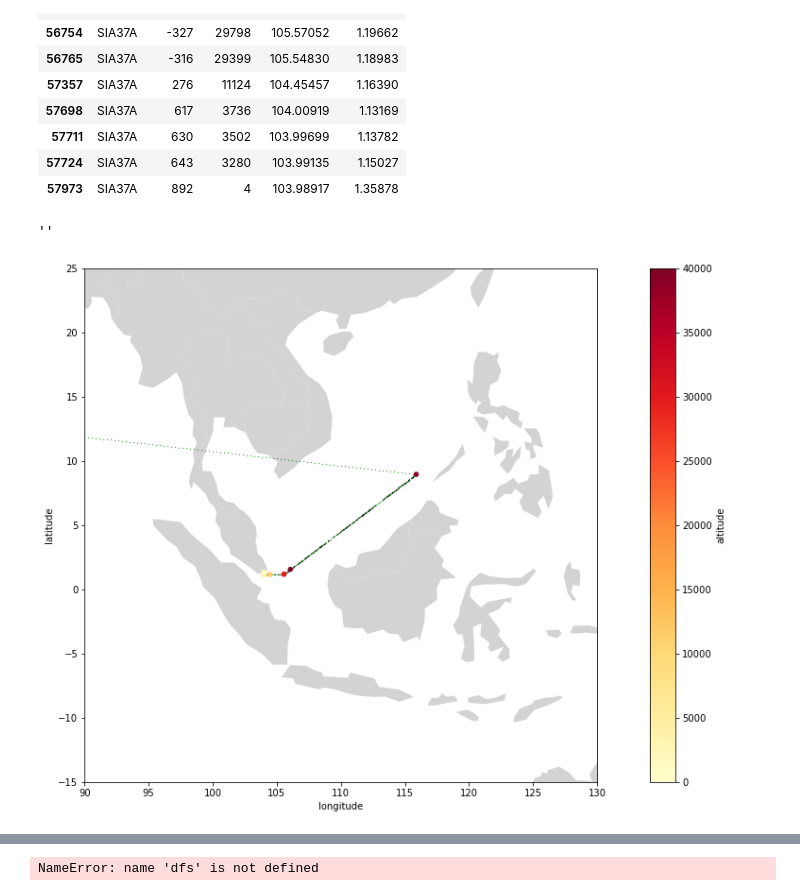
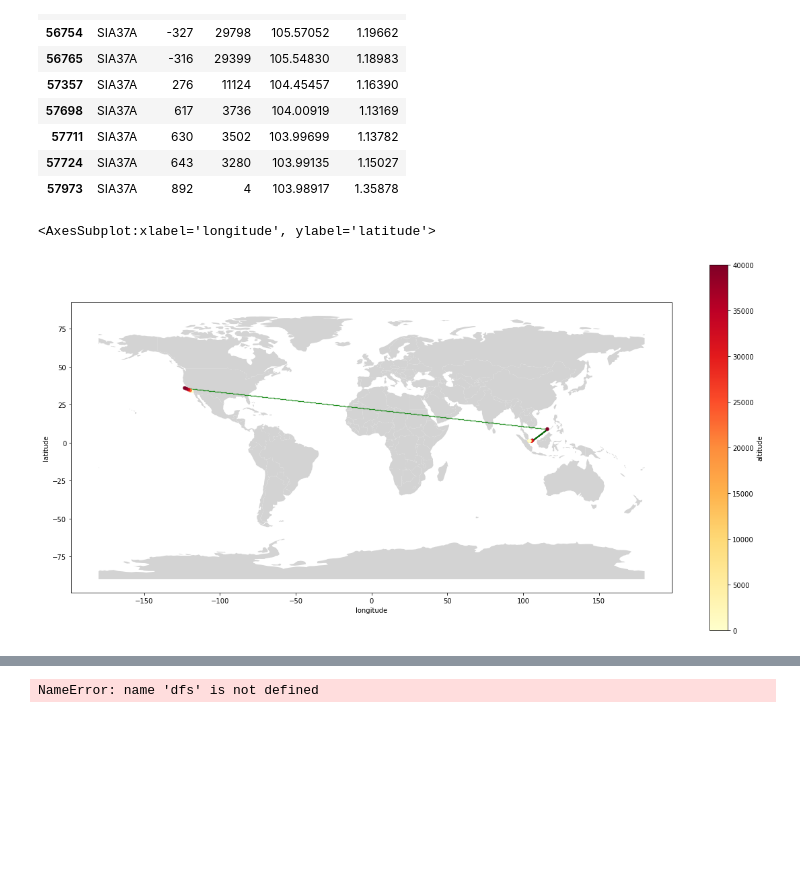
Before and after one commit to michaschultz/mobileSector, a Jupyter notebook: msdata/prepareFIR.ipynb, the cells around one changed output, grey strips where cells are left out. Saved outputs shown, nothing was run; the diff lists cells and outputs as text; code cells hidden in the pictures; blank space fills up the shorter version.

```diff
--- a/msdata/prepareFIR.ipynb
+++ b/msdata/prepareFIR.ipynb
@@ -221,21 +220,20 @@ dfs
 # %%
 from itertools import count
 import geopandas as gp
 
 
 # initialize an axis
 fig, ax = plt.subplots(figsize=(20,10))
 
-ax.set(xlim=(70,150), ylim=(-20, 30))
-ax.set(xlim=(90,130), ylim=(-15, 25))
+# ax.set(xlim=(70,150), ylim=(-20, 30))
+# ax.set(xlim=(90,130), ylim=(-15, 25))
 
 countries = gp.read_file(gp.datasets.get_path("naturalearth_lowres"))
 countries.plot(color="lightgrey", ax=ax)
 
 dfs_raw.plot(x="longitude", y="latitude", kind="scatter", c = "black", s=.1, ax=ax)
-dfs_resample.plot(x="longitude", y="latitude", kind="scatter", c = "green", s=.1, ax=ax)
+dr.plot(x="longitude", y="latitude", kind="scatter", c = "green", s=.1, ax=ax)
 dfs.plot(x="longitude", y="latitude", kind="scatter", c="altitude", colormap= "YlOrRd", ax=ax)
-;
 # %% [output]
-''
+<AxesSubplot:xlabel='longitude', ylabel='latitude'>
-[figure, old version]
+[figure, new version]
```
Also changed, not shown: parts of 2 cells of this notebook.
